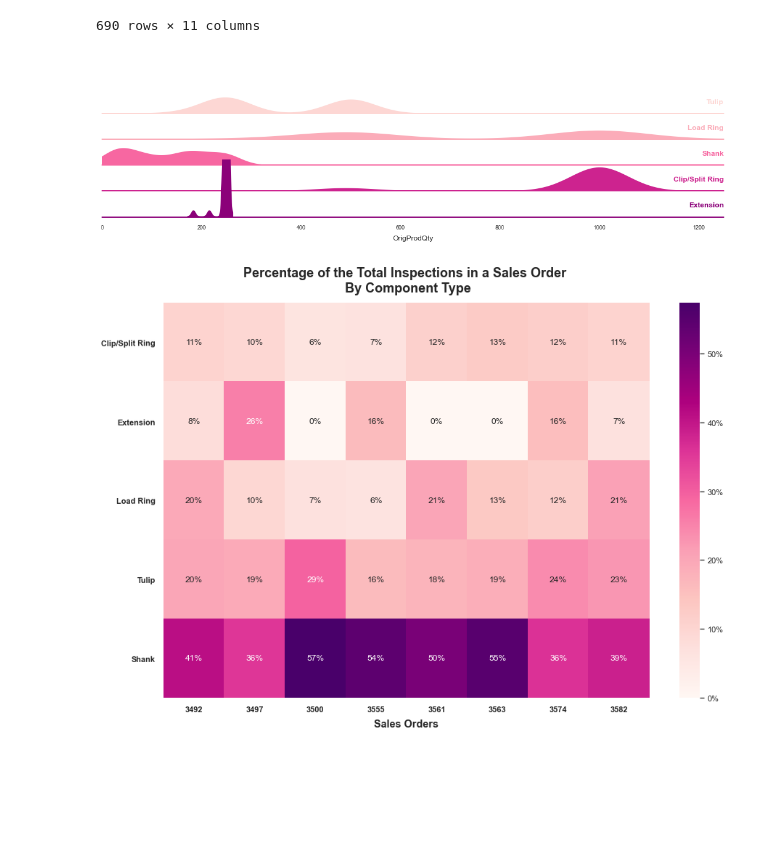
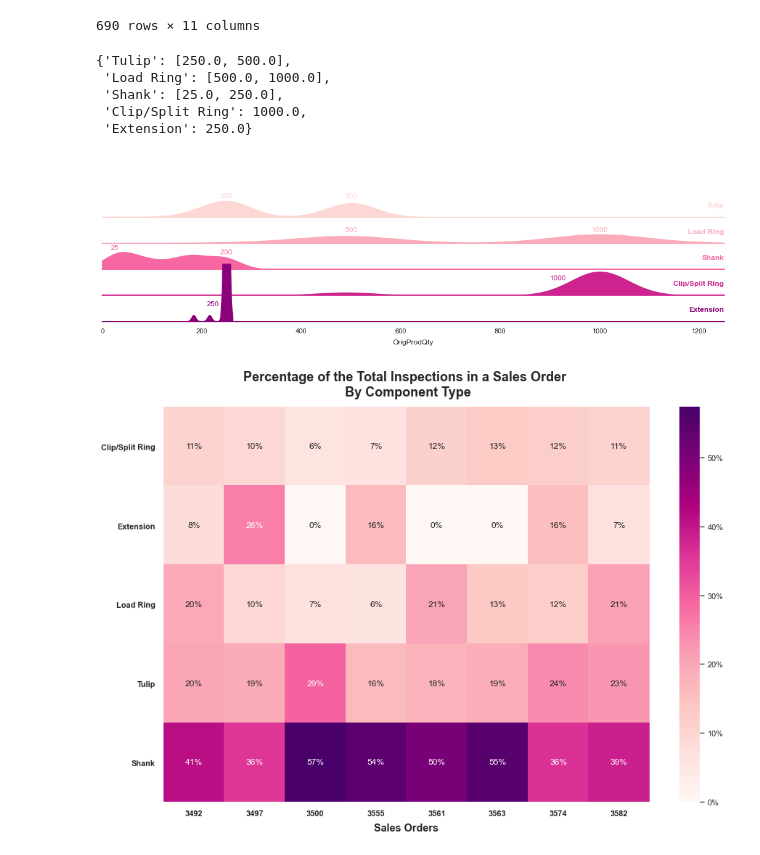
Before and after one commit to tall-geese/AQL-order-breakdown, a Jupyter notebook: notebooks/Analysis of Modular Components Impact on AQL.ipynb, the cells around one changed output. Drawn from its saved outputs; the diff is of its cells as text; code cells hidden in the pictures; blank space fills up the shorter version.

Commit message:
found the mode(s) of each of the phaseIDs and added them as labels to the ridge plot.

```diff
--- a/notebooks/Analysis of Modular Components Impact on AQL.ipynb
+++ b/notebooks/Analysis of Modular Components Impact on AQL.ipynb
@@ -96,36 +97,63 @@ so_df
 | 688 | 3582-16-1 | NV14670 | 1582025 | Precept Poly C.R. Tulip | 52.0 | 650.0 | Tulip | 500.0 | 29.0 | ... |
 | 689 | 3582-16-1 | NV14701 | 1590480 | 8.5 x 50mm Precept Screw Shank | 52.0 | 52.0 | Shank | 45.0 | 13.0 | ... |
 690 rows × 11 columns
+# %%
+# Find the Mode of our OrigProdQty's by PhaseID
+
+modes = {}
+for label in ['Tulip','Load Ring','Shank']:
+    phase_df = so_df[so_df['PhaseID'].str.contains(label)].sort_values('OrigProdQty', axis=0, ascending=True)
+    phase_df1, phase_df2 = np.split(phase_df['OrigProdQty'],2,axis=0)
+    phase_mode1, phase_mode2 = stats.mode(phase_df1), stats.mode(phase_df2)
+    modes.update({label:[phase_mode1[0][0], phase_mode2[0][0]]})
+
+for label in ['Clip/Split Ring','Extension']:
+    phase_df = so_df[so_df['PhaseID'].str.contains(label)]
+    phase_mode = stats.mode(phase_df['OrigProdQty'])
+    modes.update({label:phase_mode[0][0]})
+
+modes
+# %% [output]
+{'Tulip': [250.0, 500.0],
+ 'Load Ring': [500.0, 1000.0],
+ 'Shank': [25.0, 250.0],
+ 'Clip/Split Ring': 1000.0,
+ 'Extension': 250.0}
 # %%
 
 orig_df = so_df[['OrigProdQty', 'PhaseID']]
-orig_df
+sns.set()
+plt.rc('axes', facecolor=(0,0,0,0))
+position={'Tulip':[.005,.005],'Load Ring':[.003,.003],'Shank':[.005,.004],'Clip/Split Ring':900,'Extension':210}
 
-plt.rc('axes', facecolor=(0,0,0,0))
 
 def label(x, color, label):
     ax = plt.gca()
     ax.text(1.0, .2, label, fontweight="bold", color=color,
             ha="right", va="center", transform=ax.transAxes)
-    # ax.set_title('')
+    vals = modes[label]
+    if isinstance(vals,list):
+        for pos,mode in enumerate(vals):
+            # Can we put a condition in the fontweight to bold if it is 25?
+            ax.text(mode, position[label][pos], int(mode), color=color, ha='center')
+    else:
+        ax.text(position[label], .004, int(vals), color=color)
 
 # TODO: grab colors from the darker side of our plot to cycle through
 g = sns.FacetGrid(orig_df, row='PhaseID', hue='PhaseID', palette='RdPu', height=2.5, aspect=6, xlim=(0,1250), ylim=(0,.015))
 g.map(sns.kdeplot, 'OrigProdQty', fill=True, linewidth=1.5, alpha=1.0, bw_adjust=1.0)
 g.map(plt.axhline, y=0, lw=2, clip_on=False)
 g.set_xlabels(label='')
 g.map(label, "OrigProdQty")
 g.set_titles('')
 g.set(yticks=[])
 g.fig.subplots_adjust(hspace=-.55, top=0.35)
 g.despine(bottom=True, left=True)
 for ax in g.axes.flat:
     ax.grid(b=False)
     ax.margins(x=0)
-# print(g.axes.flat[-1].get_title())
-# g.axes.flat[-1].set_ylim(0,0.08)
 # %% [output]
-[figure, old version]
+[figure, new version]
 # %%
 sns.set()
 
```
Also changed, not shown: parts of 2 cells of this notebook.
